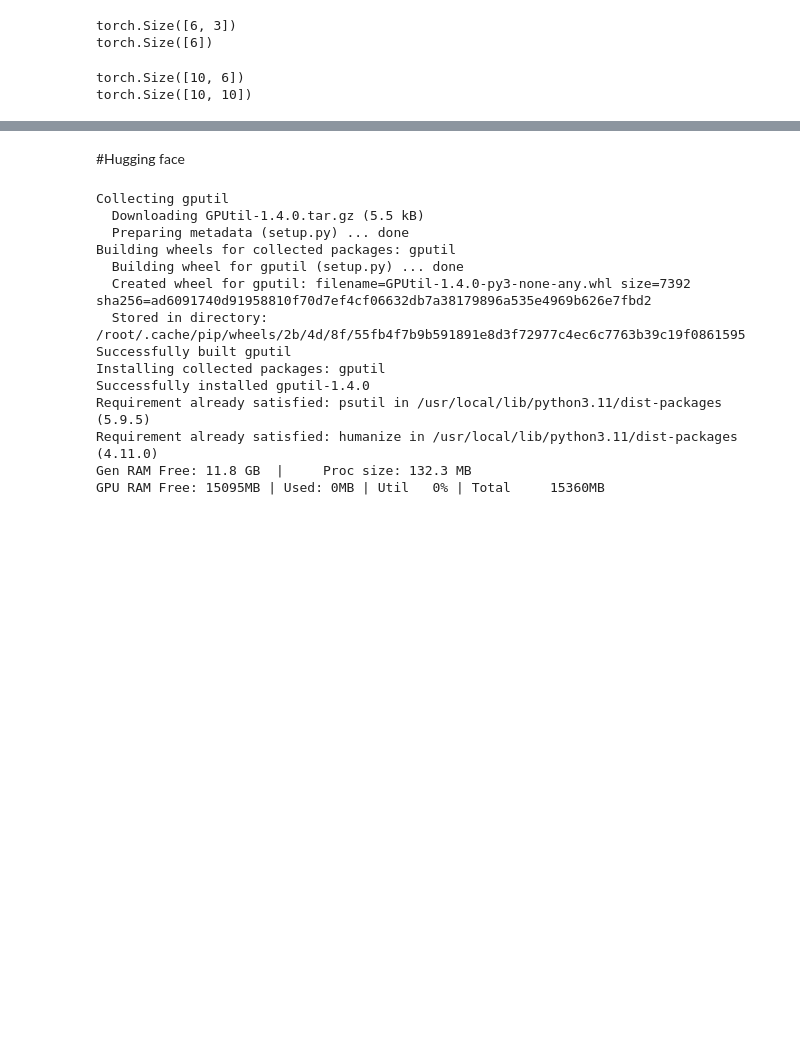
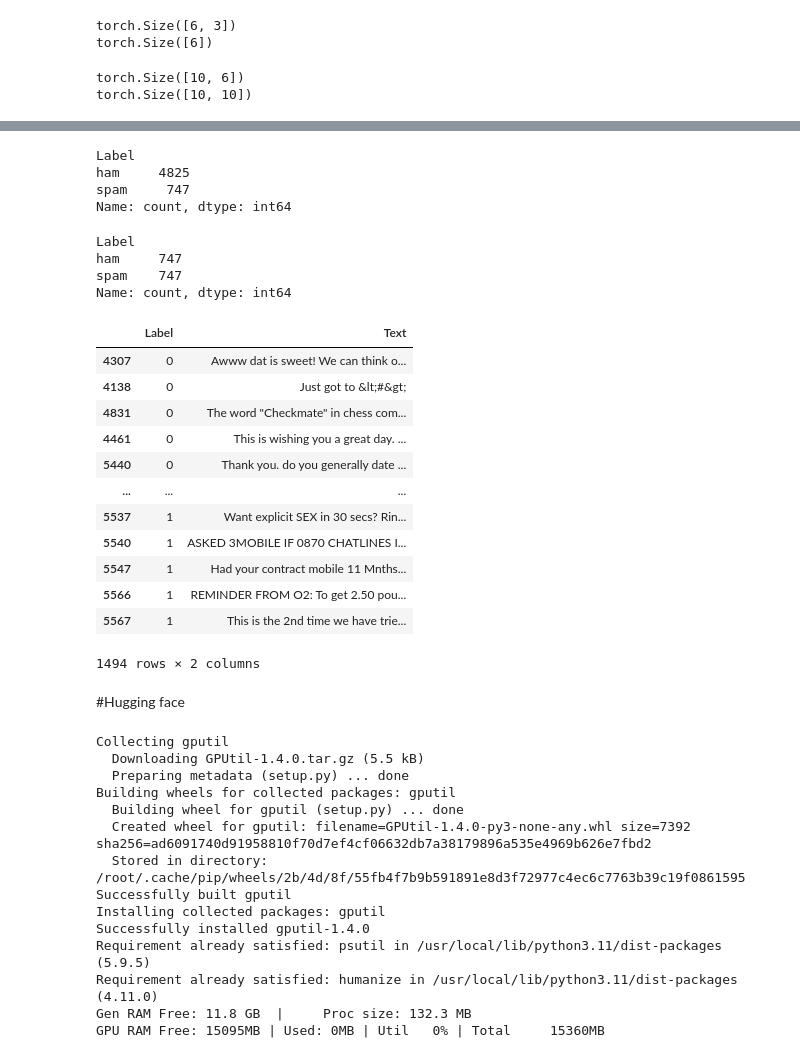
Before and after one commit to siddhamapple/LLM, a Jupyter notebook: Learning_LLM.ipynb, the cells around one changed output, grey strips where cells are left out. Drawn from its saved outputs; the diff is of its cells as text; code cells hidden in the pictures; blank space fills up the shorter version.

```diff
--- a/Learning_LLM.ipynb
+++ b/Learning_LLM.ipynb
@@ -1281,0 +1389,8 @@ attn_layer.times(3)
+# %%
+
+print(df["Label"].value_counts())
+# %% [output]
+Label
+ham     4825
+spam     747
+Name: count, dtype: int64
@@ -1281,0 +1410,46 @@ attn_layer.times(3)
+# %%
+
+%%run_once balance_df
+
+
+def create_balanced_dataset(df):
+
+    # Count the instances of "spam"
+    num_spam = df[df["Label"] == "spam"].shape[0]
+
+    # Randomly sample "ham" instances to match the number of "spam" instances
+    ham_subset = df[df["Label"] == "ham"].sample(num_spam, random_state=123)
+
+    # Combine ham "subset" with "spam"
+    balanced_df = pd.concat([ham_subset, df[df["Label"] == "spam"]])
+
+    return balanced_df
+
+
+balanced_df = create_balanced_dataset(df)
+print(balanced_df["Label"].value_counts())
+# %% [output]
+Label
+ham     747
+spam    747
+Name: count, dtype: int64
+# %%
+%%run_once label_mapping
+balanced_df["Label"] = balanced_df["Label"].map({"ham": 0, "spam": 1})
+# %%
+
+balanced_df
+# %% [output]
+|  | Label | Text |
+| 4307 | 0 | Awww dat is sweet! We can think o... |
+| 4138 | 0 | Just got to &lt;#&gt; |
+| 4831 | 0 | The word "Checkmate" in chess com... |
+| 4461 | 0 | This is wishing you a great day. ... |
+| 5440 | 0 | Thank you. do you generally date ... |
+| ... | ... | ... |
+| 5537 | 1 | Want explicit SEX in 30 secs? Rin... |
+| 5540 | 1 | ASKED 3MOBILE IF 0870 CHATLINES I... |
+| 5547 | 1 | Had your contract mobile 11 Mnths... |
+| 5566 | 1 | REMINDER FROM O2: To get 2.50 pou... |
+| 5567 | 1 | This is the 2nd time we have trie... |
+1494 rows × 2 columns
```
Also changed, not shown: parts of 12 cells of this notebook.
